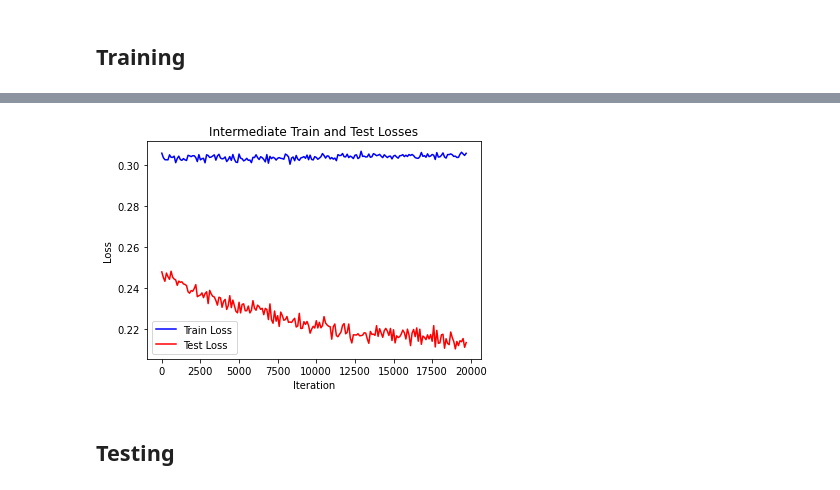
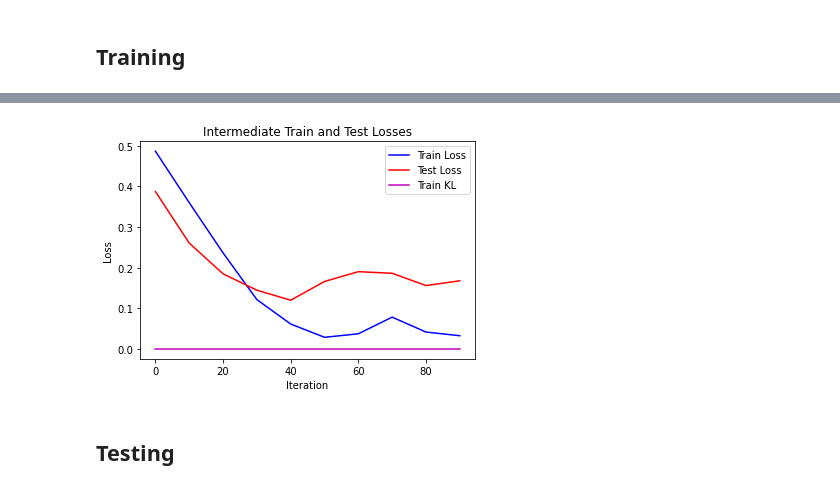
Before and after one commit to echoid/GAIN-Pytorch_infor, a Jupyter notebook: GAIN-pretty-tqdm.ipynb, the cells around one changed output, grey strips where cells are left out. Saved outputs shown, nothing was run; the diff lists cells and outputs as text; code cells hidden in the pictures.

```diff
--- a/GAIN-pretty-tqdm.ipynb
+++ b/GAIN-pretty-tqdm.ipynb
@@ -27,7 +41,7 @@ if use_gpu:
 # 1. Mini batch size
 mb_size = 32
 # 2. Missing rate
-p_miss = 0.2
+p_miss = 0.5
 # 3. Hint rate
 p_hint = 0.9
 # 4. Loss Hyperparameters
@@ -59,14 +73,16 @@ for i in range(Dim):
     Data[:,i] = Data[:,i] / (np.max(Data[:,i]) + 1e-6)
 
 #%% Missing introducing
-p_miss_vec = p_miss * np.ones((Dim,1))
 
-Missing = np.zeros((No,Dim))
+Missing = introduce_mising(Data)
+# p_miss_vec = p_miss * np.ones((Dim,1))
 
-for i in range(Dim):
-    A = np.random.uniform(0., 1., size = [len(Data),])
-    B = A > p_miss_vec[i]
-    Missing[:,i] = 1.*B
+# Missing = np.zeros((No,Dim))
+
+# for i in range(Dim):
+#     A = np.random.uniform(0., 1., size = [len(Data),])
+#     B = A > p_miss_vec[i]
+#     Missing[:,i] = 1.*B
 
 
 #%% Train Test Division
@@ -234,6 +270,7 @@ def discriminator_loss(M, New_X, H):
 def generator_loss(X, M, New_X, H):
     #%% Structure
     # Generator
+    kl_loss = torch.mean(torch.tensor([0,0,0]).float())
     G_sample = generator(New_X,M)
 
     # Combine with original data
@@ -246,9 +283,12 @@ def generator_loss(X, M, New_X, H):
     G_loss1 = -torch.mean((1-M) * torch.log(D_prob + 1e-8))
     MSE_train_loss = torch.mean((M * New_X - M * G_sample)**2) / torch.mean(M)
 
-    kl_loss = F.kl_div(X, G_sample,reduction="batchmean")
+    #kl_loss = F.kl_div(torch.log(X), torch.log(G_sample))
 
-    G_loss = G_loss1 + alpha * MSE_train_loss + kl_loss
+    print(kl_loss,G_loss1,MSE_train_loss)
+    print(G_loss1,MSE_train_loss)
+
+    G_loss = G_loss1 + alpha * MSE_train_loss + 0.01 * kl_loss
 
     #%% MSE Performance metric
     MSE_test_loss = torch.mean(((1-M) * X - (1-M)*G_sample)**2) / torch.mean(1-M)
@@ -274,9 +314,10 @@ optimizer_G = torch.optim.Adam(params=theta_G)
 
 train_losses = []
 test_losses = []
+train_kl = []
 iterations = []
 
-for it in tqdm(range(20000)):
+for it in tqdm(range(100)):
 
     #%% Inputs
     mb_idx = sample_idx(Train_No, mb_size)
@@ -306,19 +347,22 @@ for it in tqdm(range(20000)):
     optimizer_D.step()
 
     optimizer_G.zero_grad()
-    G_loss_curr, MSE_train_loss_curr, MSE_test_loss_curr,kl_loss = generator_loss(X=X_mb, M=M_mb, New_X=New_X_mb, H=H_mb)
+    G_loss_curr, MSE_train_loss_curr, MSE_test_loss_curr, kl_loss = generator_loss(X=X_mb, M=M_mb, New_X=New_X_mb, H=H_mb)
     G_loss_curr.backward()
     optimizer_G.step()
 
     #%% Intermediate Losses
-    if it % 100 == 0:
+    if it % 10 == 0:
         print('Iter: {}'.format(it),end='\t')
         print('Train_loss: {:.4}'.format(np.sqrt(MSE_train_loss_curr.item())),end='\t')
         print('Test_loss: {:.4}'.format(np.sqrt(MSE_test_loss_curr.item())))
+        print('KL_loss: {:.4}'.format(np.sqrt(kl_loss.item())))
+
 
 
             # Append the current iteration and losses to the lists
         iterations.append(it)
         train_losses.append(np.sqrt(MSE_train_loss_curr.item()))
         test_losses.append(np.sqrt(MSE_test_loss_curr.item()))
+        train_kl.append(np.sqrt(kl_loss.item()))
 # %% [output]
@@ -343,25 +386,28 @@ KeyboardInterrupt:
 # %%
 # Create a figure and a set of subplots
 fig, ax = plt.subplots()
 
 # Plot train losses
 ax.plot(iterations, train_losses, label='Train Loss', color='blue')
 
 # Plot test losses
 ax.plot(iterations, test_losses, label='Test Loss', color='red')
+
+# Plot test losses
+ax.plot(iterations, train_kl, label='Train KL', color='m')
 
 # Add labels and title
 ax.set_xlabel('Iteration')
 ax.set_ylabel('Loss')
 ax.set_title('Intermediate Train and Test Losses')
 
 # Add a legend
 ax.legend()
 
 # Display the plot
 plt.show()
 # %% [output]
-[figure, old version]
+[figure, new version]
 # %% [markdown]
 ## Testing
 # %%
```
Also changed, not shown: parts of 9 cells of this notebook, 51 other files.
